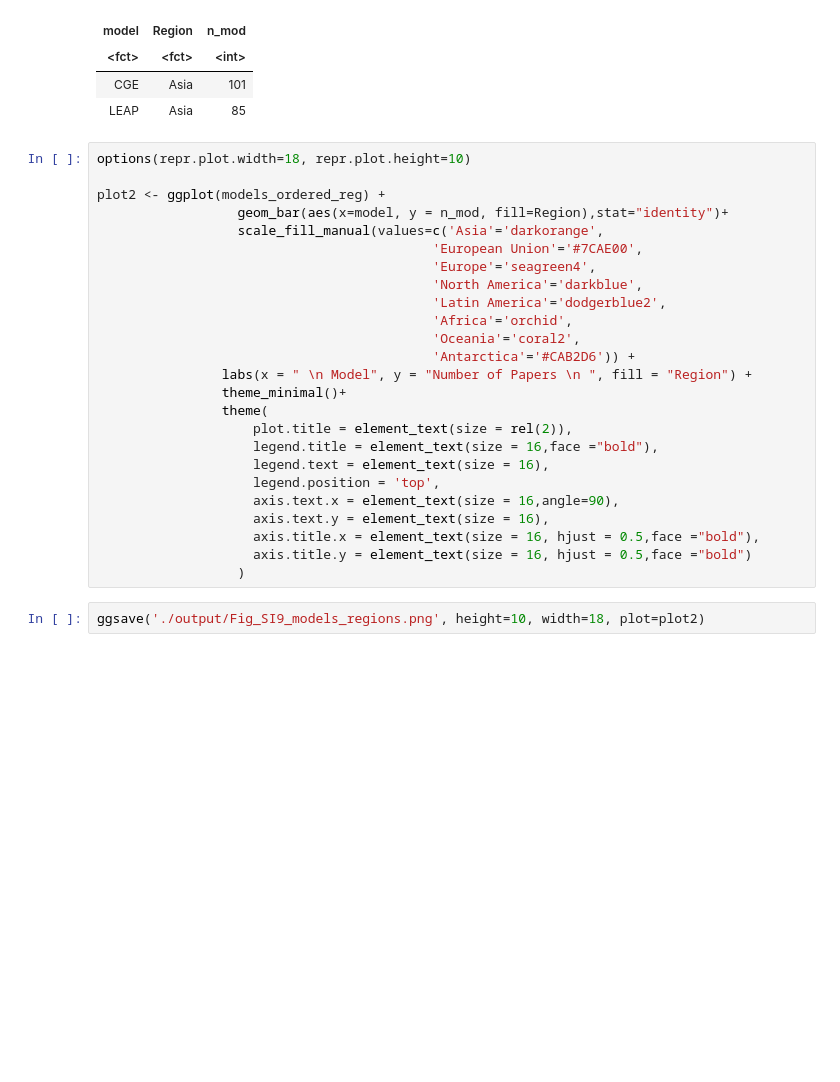
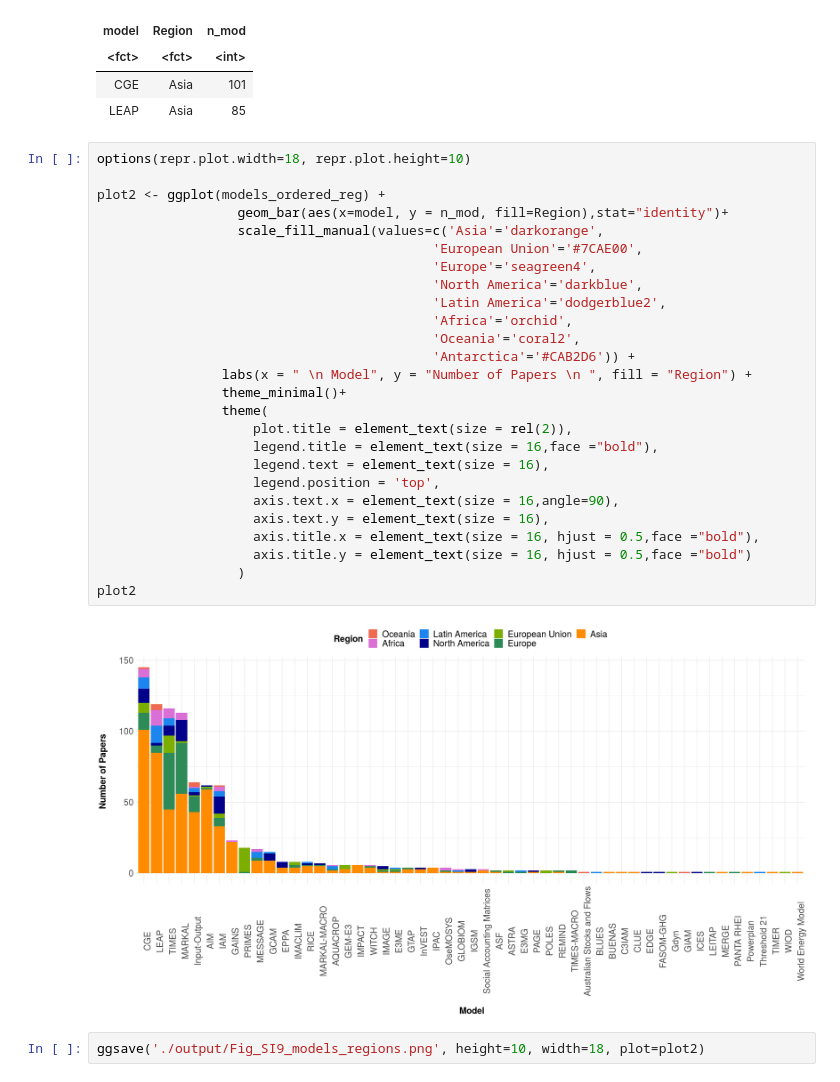
Before and after one commit to ClaireLepault/Mapping-country-mitig-pathways, a Jupyter notebook: 6_Figures/R_Fig_SI9-10_Histos_models_topics.ipynb, the cells around one changed output. Saved outputs shown, nothing was run; the diff lists cells and outputs as text; blank space fills up the shorter version.

```diff
--- a/6_Figures/R_Fig_SI9-10_Histos_models_topics.ipynb
+++ b/6_Figures/R_Fig_SI9-10_Histos_models_topics.ipynb
@@ -276,27 +292,30 @@ A tibble: 2 × 3
 # %%
 options(repr.plot.width=18, repr.plot.height=10)
 
 plot2 <- ggplot(models_ordered_reg) +
                   geom_bar(aes(x=model, y = n_mod, fill=Region),stat="identity")+
                   scale_fill_manual(values=c('Asia'='darkorange',
                                            'European Union'='#7CAE00',
                                            'Europe'='seagreen4',
                                            'North America'='darkblue',
                                            'Latin America'='dodgerblue2',
                                            'Africa'='orchid',
                                            'Oceania'='coral2',
                                            'Antarctica'='#CAB2D6')) +
                 labs(x = " \n Model", y = "Number of Papers \n ", fill = "Region") +
                 theme_minimal()+
                 theme(
                     plot.title = element_text(size = rel(2)),
                     legend.title = element_text(size = 16,face ="bold"),
                     legend.text = element_text(size = 16),
                     legend.position = 'top',
                     axis.text.x = element_text(size = 16,angle=90),
                     axis.text.y = element_text(size = 16),
                     axis.title.x = element_text(size = 16, hjust = 0.5,face ="bold"),
                     axis.title.y = element_text(size = 16, hjust = 0.5,face ="bold")
                   )
+plot2
+# %% [output]
+[figure, added]
 # %%
 ggsave('./output/Fig_SI9_models_regions.png', height=10, width=18, plot=plot2)
```
Also changed, not shown: parts of 8 cells of this notebook, 5 other files.
